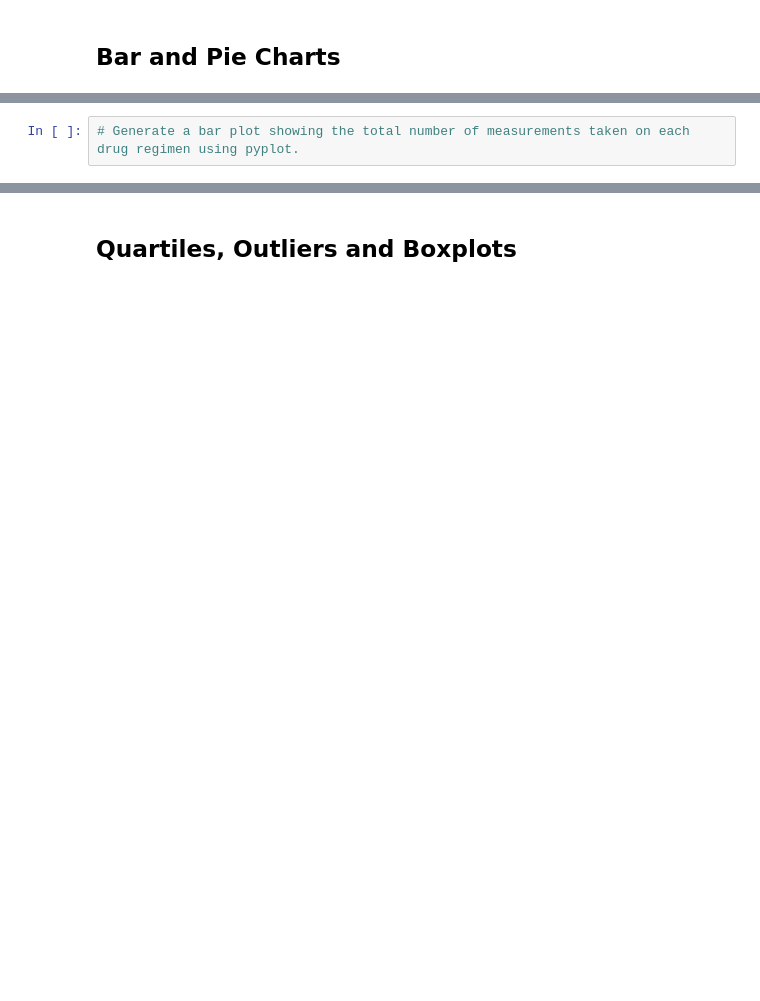
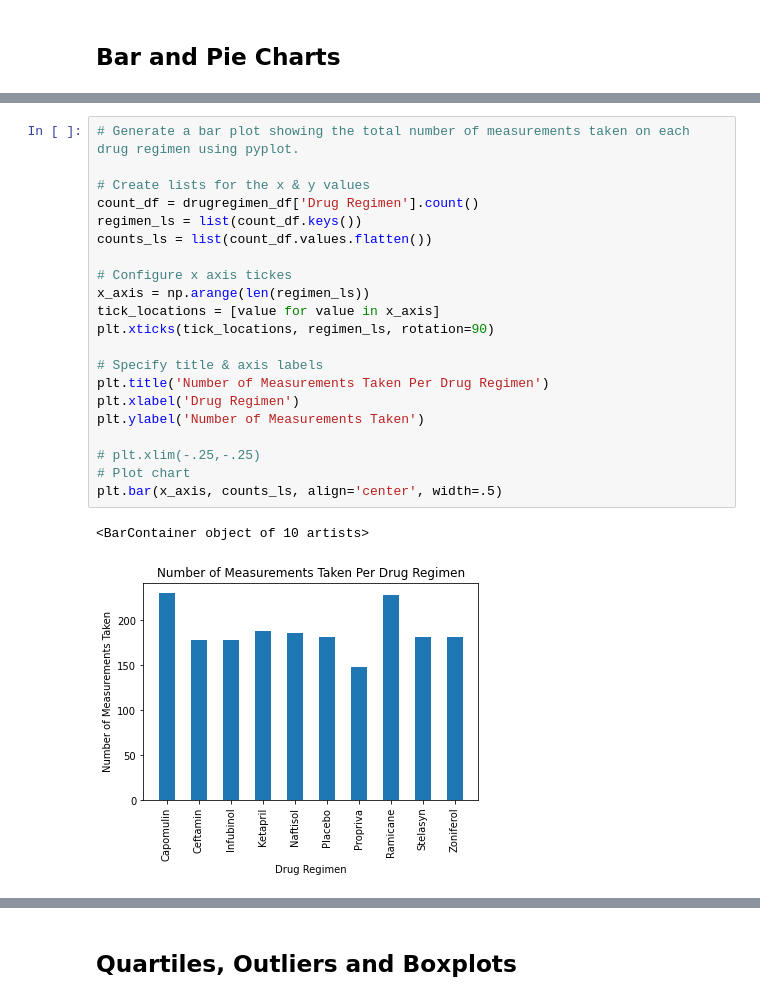
Before and after one commit to cgangi2216/PymaceuticalsInc, a Jupyter notebook: pymaceuticals.ipynb, the cells around one changed output, grey strips where cells are left out. Drawn from its saved outputs; the diff is of its cells as text; blank space fills up the shorter version.

```diff
--- a/pymaceuticals.ipynb
+++ b/pymaceuticals.ipynb
@@ -160,4 +146,26 @@ Name: Drug Regimen, dtype: int64
-# %%
-# Generate a bar plot showing the total number of measurements taken on each drug regimen using pyplot.
+# %%
+# Generate a bar plot showing the total number of measurements taken on each drug regimen using pyplot.
+
+# Create lists for the x & y values
+count_df = drugregimen_df['Drug Regimen'].count()
+regimen_ls = list(count_df.keys())
+counts_ls = list(count_df.values.flatten())
+
+# Configure x axis tickes
+x_axis = np.arange(len(regimen_ls))
+tick_locations = [value for value in x_axis]
+plt.xticks(tick_locations, regimen_ls, rotation=90)
+
+# Specify title & axis labels
+plt.title('Number of Measurements Taken Per Drug Regimen')
+plt.xlabel('Drug Regimen')
+plt.ylabel('Number of Measurements Taken')
+
+# plt.xlim(-.25,-.25)
+# Plot chart
+plt.bar(x_axis, counts_ls, align='center', width=.5)
+# %% [output]
+<BarContainer object of 10 artists>
+[figure, added]
 # %%
 # Generate a pie plot showing the distribution of female versus male mice using pandas
```
Also changed, not shown: parts of 6 cells of this notebook.
